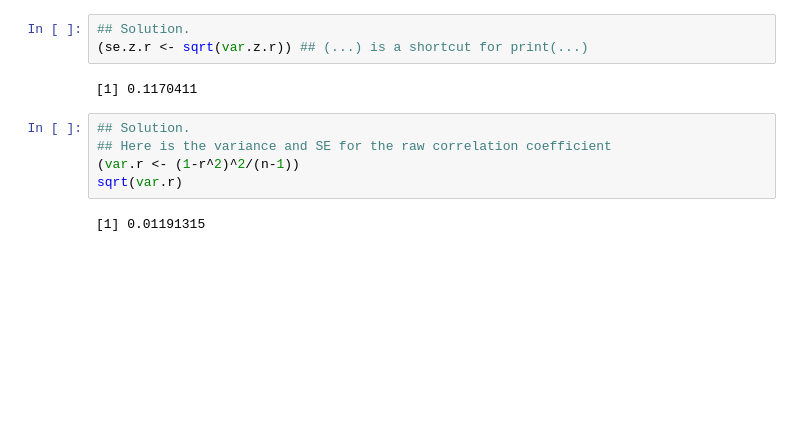
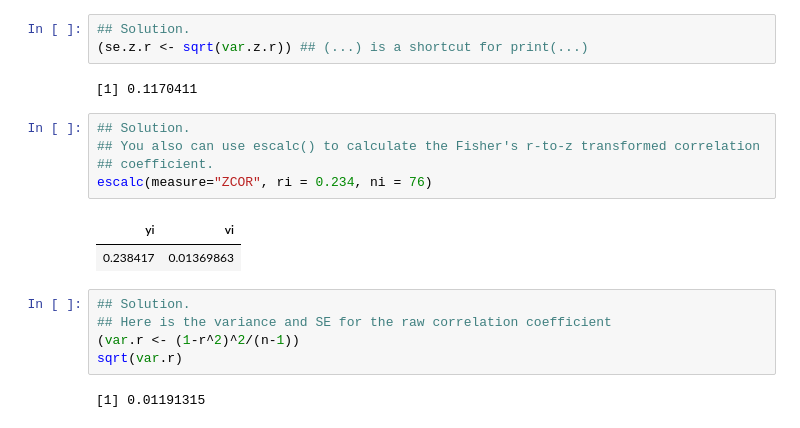
Before and after one commit to berndweiss/gesis-meta-analysis-2018, a Jupyter notebook: notebooks/solutions/2-1_exercise_slvd.ipynb, the cells around one changed output. Drawn from its saved outputs; the diff is of its cells as text; blank space fills up the shorter version.

Commit message:
update notebook 2-1  Fisher's r-2-z example

```diff
--- a/notebooks/solutions/2-1_exercise_slvd.ipynb
+++ b/notebooks/solutions/2-1_exercise_slvd.ipynb
@@ -202,6 +202,14 @@ var.z.r
 (se.z.r <- sqrt(var.z.r)) ## (...) is a shortcut for print(...)
 # %% [output]
 [1] 0.1170411
+# %%
+## Solution.
+## You also can use escalc() to calculate the Fisher's r-to-z transformed correlation
+## coefficient.
+escalc(measure="ZCOR", ri = 0.234, ni = 76)
+# %% [output]
+| yi | vi |
+| 0.238417 | 0.01369863 |
 # %%
 ## Solution.
 ## Here is the variance and SE for the raw correlation coefficient
```
Also changed, not shown: 3 other files.
